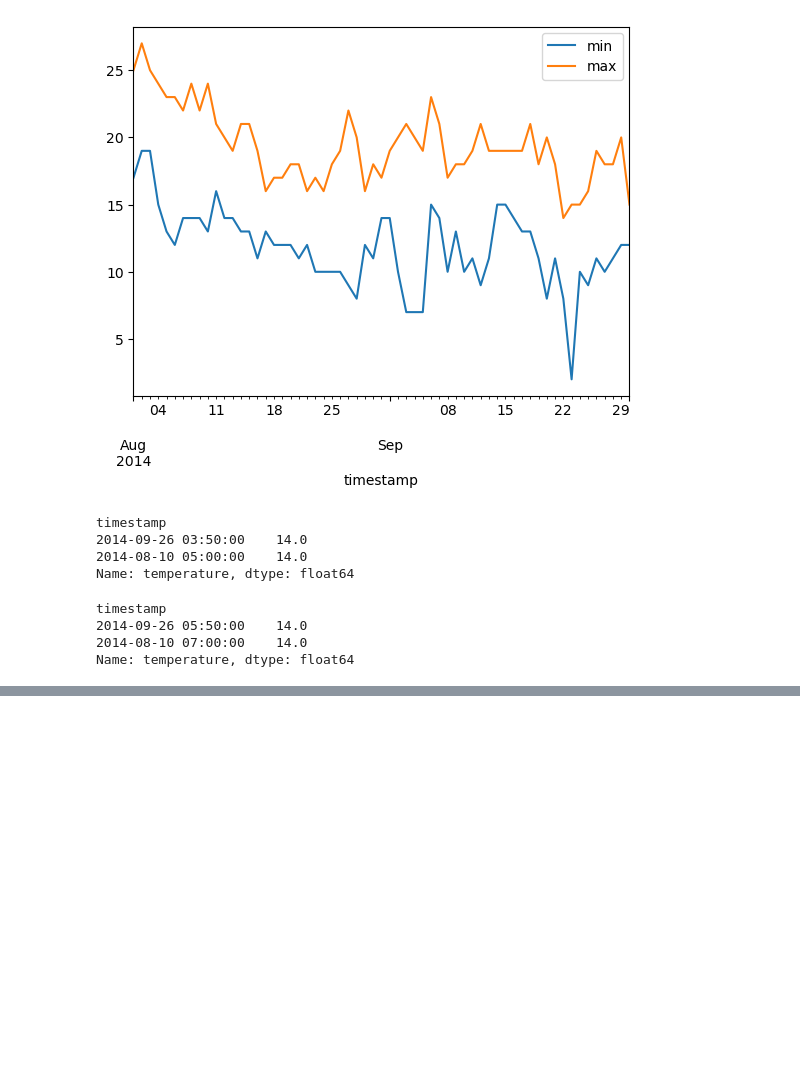
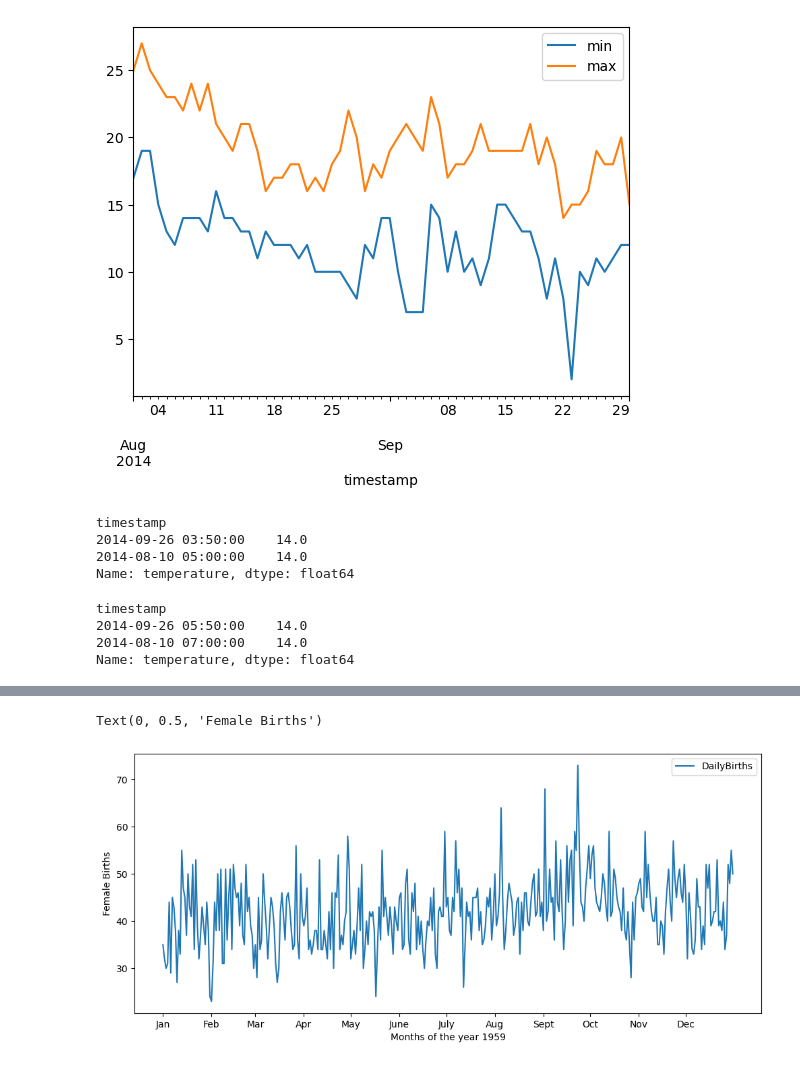
Before and after one commit to Dierckxj/Datascience-syntra, a Jupyter notebook: timeseries-pandas/timeseries-pandas.ipynb, the cells around one changed output, grey strips where cells are left out. Saved outputs shown, nothing was run; the diff lists cells and outputs as text; code cells hidden in the pictures; blank space fills up the shorter version.

```diff
--- a/timeseries-pandas/timeseries-pandas.ipynb
+++ b/timeseries-pandas/timeseries-pandas.ipynb
@@ -272,0 +280,6 @@ Name: temperature, dtype: float64
+# %%
+# import the dataset
+data = pd.read_csv( "https://raw.githubusercontent.com/jbrownlee/Datasets/master/daily-total-female-births.csv")
+
+#view the dataset
+display(data.head())
@@ -272,0 +293,27 @@ Name: temperature, dtype: float64
+# %%
+# set figure size
+plt.figure( figsize = ( 12, 5))
+
+# plot a simple time series plot
+# using seaborn.lineplot()
+sns.lineplot( x = 'Date',
+			y = 'Births',
+			data = data,
+			label = 'DailyBirths')
+
+plt.xlabel( 'Months of the year 1959')
+
+# setting customized ticklabels for x axis
+pos = [ '1959-01-01', '1959-02-01', '1959-03-01', '1959-04-01',
+	'1959-05-01', '1959-06-01', '1959-07-01', '1959-08-01',
+	'1959-09-01', '1959-10-01', '1959-11-01', '1959-12-01']
+
+lab = [ 'Jan', 'Feb', 'Mar', 'Apr', 'May', 'June',
+	'July', 'Aug', 'Sept', 'Oct', 'Nov', 'Dec']
+
+plt.xticks( pos, lab)
+
+plt.ylabel('Female Births')
+# %% [output]
+Text(0, 0.5, 'Female Births')
+[figure, added]
```
Also changed, not shown: parts of 5 cells of this notebook.
